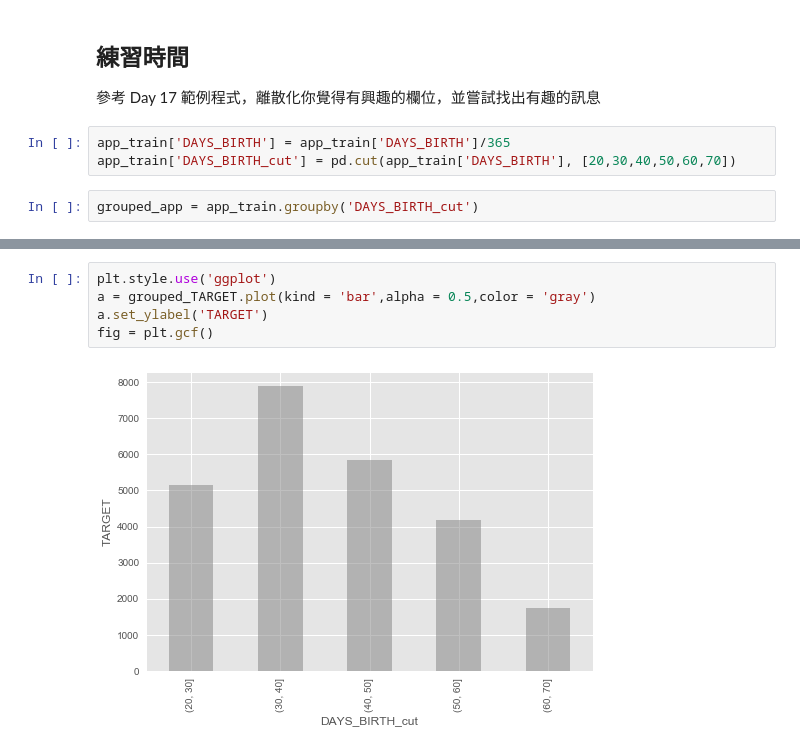
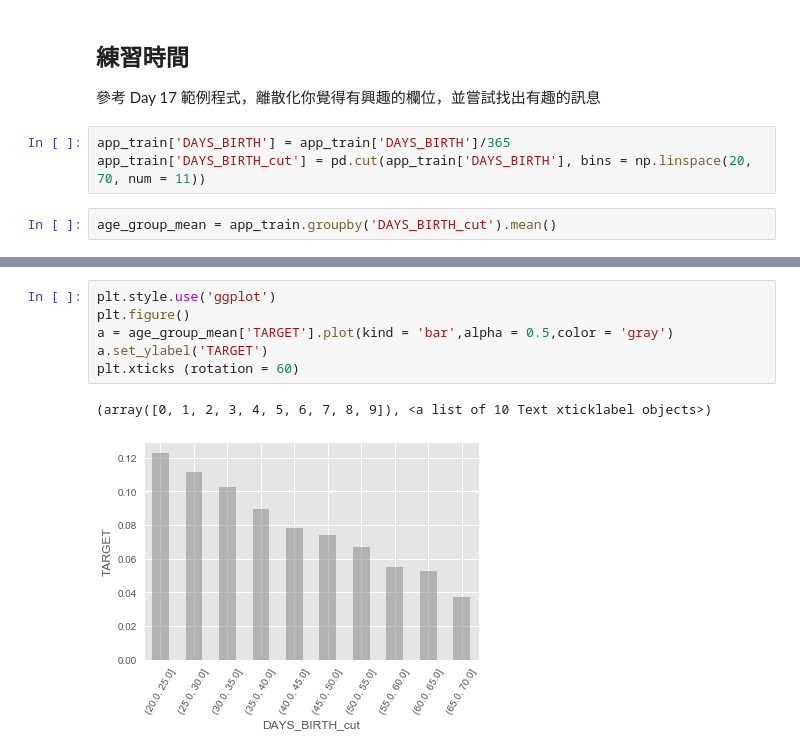
Before and after one commit to ming250112/4th-ML100Days, a Jupyter notebook: homework/Day_018_HW.ipynb, the cells around one changed output, grey strips where cells are left out. Drawn from its saved outputs; the diff is of its cells as text.

```diff
--- a/homework/Day_018_HW.ipynb
+++ b/homework/Day_018_HW.ipynb
@@ -70,6 +70,6 @@ app_train['DAYS_BIRTH'] = abs(app_train['DAYS_BIRTH'])
 參考 Day 17 範例程式，離散化你覺得有興趣的欄位，並嘗試找出有趣的訊息
 # %%
 app_train['DAYS_BIRTH'] = app_train['DAYS_BIRTH']/365
-app_train['DAYS_BIRTH_cut'] = pd.cut(app_train['DAYS_BIRTH'], [20,30,40,50,60,70])
+app_train['DAYS_BIRTH_cut'] = pd.cut(app_train['DAYS_BIRTH'], bins = np.linspace(20, 70, num = 11))
 # %%
-grouped_app = app_train.groupby('DAYS_BIRTH_cut')
+age_group_mean = app_train.groupby('DAYS_BIRTH_cut').mean()
@@ -78,7 +92,9 @@ grouped_TARGET = grouped_app.sum()['TARGET']
 # %%
 plt.style.use('ggplot')
-a = grouped_TARGET.plot(kind = 'bar',alpha = 0.5,color = 'gray')
+plt.figure()
+a = age_group_mean['TARGET'].plot(kind = 'bar',alpha = 0.5,color = 'gray')
 a.set_ylabel('TARGET')
-fig = plt.gcf()
+plt.xticks (rotation = 60)
 # %% [output]
+(array([0, 1, 2, 3, 4, 5, 6, 7, 8, 9]), <a list of 10 Text xticklabel objects>)
-[figure, old version]
+[figure, new version]
```
Also changed, not shown: parts of 2 cells of this notebook, 1 other file.
